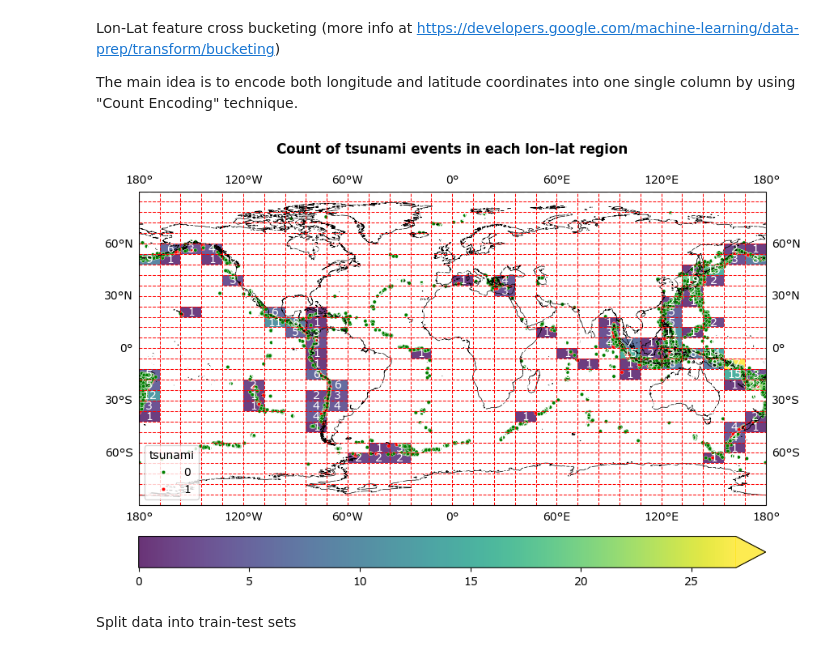
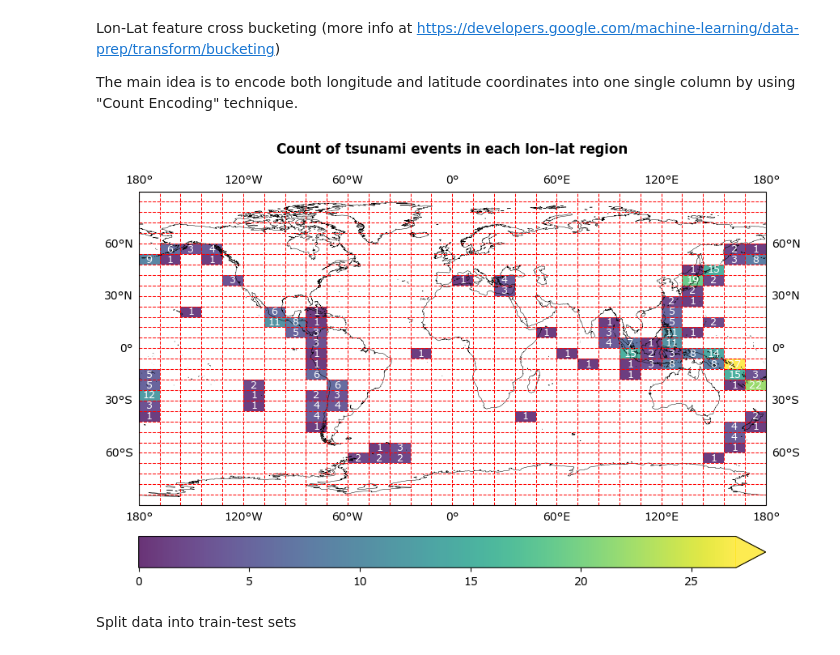
Before and after one commit to AlbertGallegoJimenez/TsunamiClassifier, a Jupyter notebook: notebook_tsunami.ipynb, the cells around one changed output. Saved outputs shown, nothing was run; the diff lists cells and outputs as text; code cells hidden in the pictures.

```diff
--- a/notebook_tsunami.ipynb
+++ b/notebook_tsunami.ipynb
@@ -234,25 +234,26 @@ df['lon_lat_categories'] = df['lon_lat_categories'].astype('category')
 # %%
 # Let's visualize this count on a map
 fig, ax = plt.subplots(figsize=(10, 10), subplot_kw={'projection': ccrs.PlateCarree()})
 ax.set_extent([-180, 180, -90, 90], ccrs.PlateCarree())
-ax.coastlines(resolution='50m', linewidth=.5)
+ax.coastlines(resolution='50m', linewidth=.35)
 sns.histplot(data=df.loc[df['tsunami']==1, :], x='lon', y='lat',
              bins=(x_edges, y_edges), cbar=True, cmap='viridis', alpha=.8,
              cbar_kws={'orientation':'horizontal', 'pad':0.05, 'extend':'max'})
-sns.scatterplot(data=df, x='lon', y='lat', hue='tsunami', s=10, palette=['green', 'red'], ax=ax)
+#sns.scatterplot(data=df, x='lon', y='lat', hue='tsunami', s=10, palette=['green', 'red'], ax=ax)
 ax.vlines(x_edges, ymin=-90, ymax=90, ls='--', lw=.75, color='red')
 ax.hlines(y_edges, xmin=-180, xmax=180, ls='--', lw=.75, color='red')
 ax.gridlines(alpha=0, draw_labels=True)
 for i in range(len(y_edges) - 1):
     for j in range(len(x_edges) - 1):
         count = ((df.loc[df['tsunami']==1,'lon'] >= x_edges[j]) & (df.loc[df['tsunami']==1,'lon'] < x_edges[j + 1]) &
                  (df.loc[df['tsunami']==1,'lat'] >= y_edges[i]) & (df.loc[df['tsunami']==1,'lat'] < y_edges[i + 1])).sum()
-        plt.text((x_edges[j] + x_edges[j + 1]) / 2, (y_edges[i] + y_edges[i + 1]) / 2,
-                 str(count), ha='center', va='center', color='white')
+        if count != 0: # Only plot the text if there are events in the region
+            plt.text((x_edges[j] + x_edges[j + 1]) / 2, (y_edges[i] + y_edges[i + 1]) / 2,
+                 str(count), ha='center', va='center', color='white', fontsize=9)
 ax.set_title('Count of tsunami events in each lon-lat region', weight='bold', y=1.1);
-#plt.savefig('plots/tsunami_count.png', dpi=300, bbox_inches='tight')
+plt.savefig('images/tsunami_count.png', dpi=300, bbox_inches='tight', transparent=True)
 # %% [output]
-[figure, old version]
+[figure, new version]
 # %%
 def count_adjacent(df: pd.DataFrame, lon_bin: pd.Interval, lat_bin: pd.Interval, lon_step: int, lat_step: int):
     """
```
